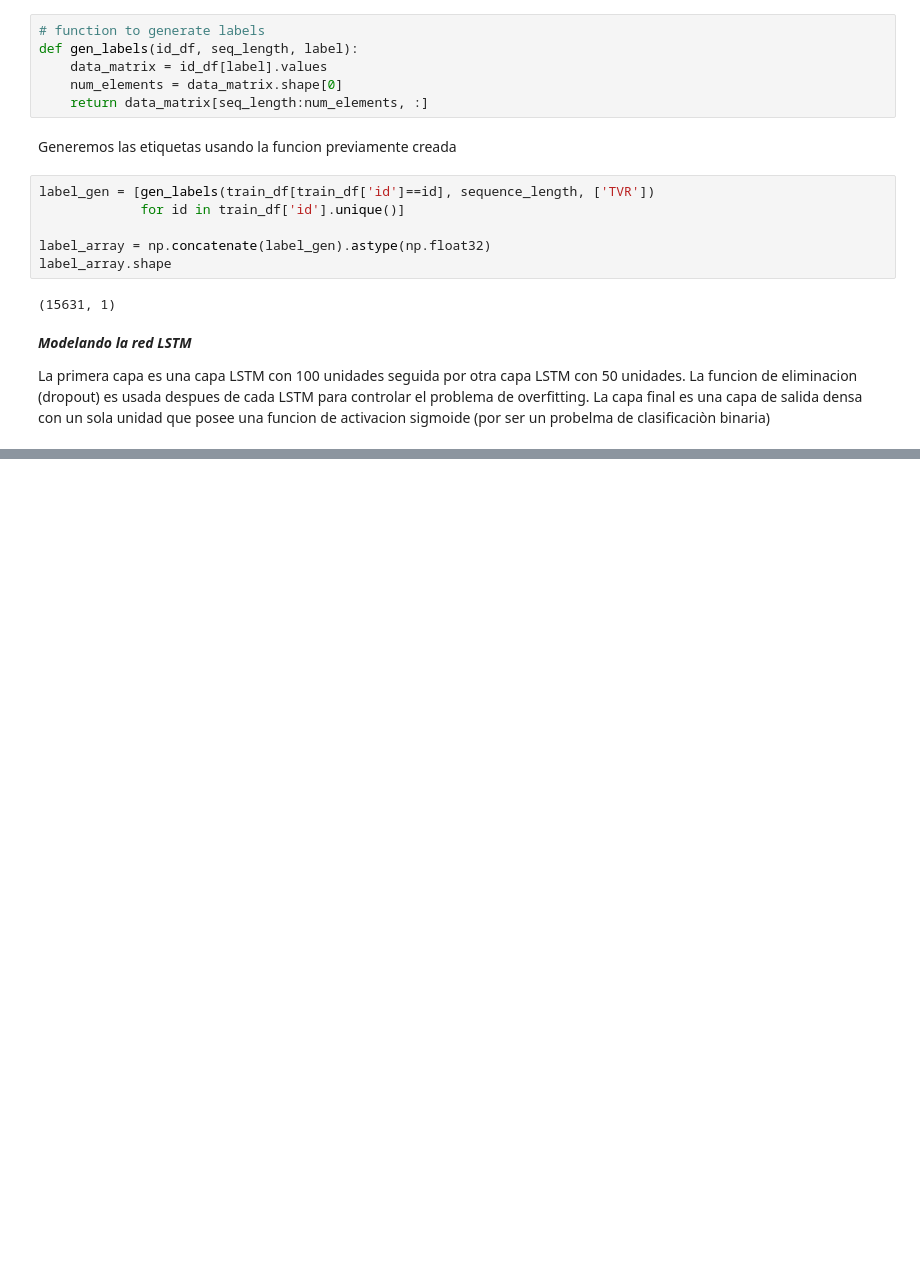
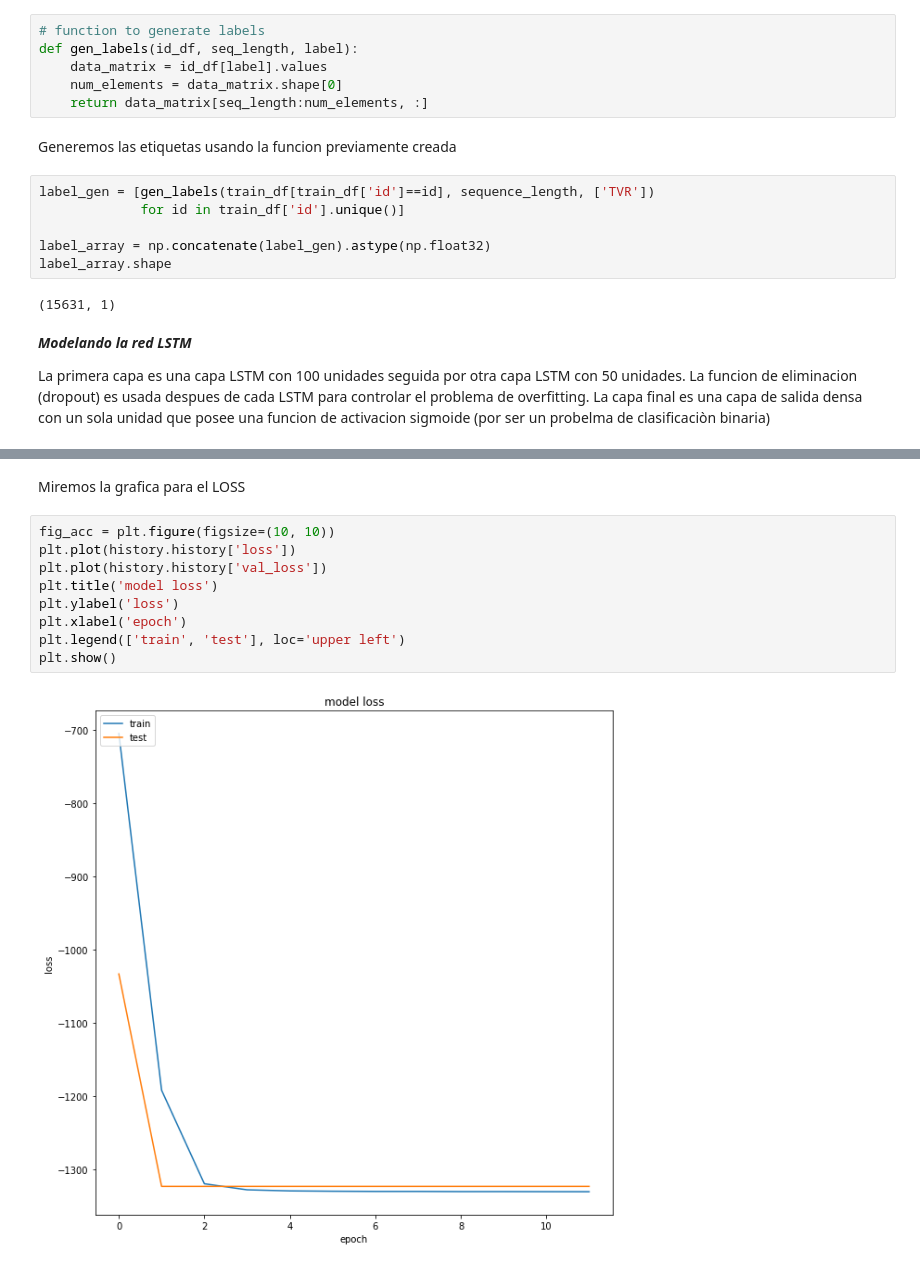
Before and after one commit to juancpv/predictivemaintenance, a Jupyter notebook: lstm.ipynb, the cells around one changed output, grey strips where cells are left out. Drawn from its saved outputs; the diff is of its cells as text; blank space fills up the shorter version.

```diff
--- a/lstm.ipynb
+++ b/lstm.ipynb
@@ -379,0 +411,13 @@ AttributeError: ignored
+# %% [markdown]
+Miremos la grafica para el LOSS
+# %%
+fig_acc = plt.figure(figsize=(10, 10))
+plt.plot(history.history['loss'])
+plt.plot(history.history['val_loss'])
+plt.title('model loss')
+plt.ylabel('loss')
+plt.xlabel('epoch')
+plt.legend(['train', 'test'], loc='upper left')
+plt.show()
+# %% [output]
+[figure, added]
```
Also changed, not shown: parts of 9 cells of this notebook.
